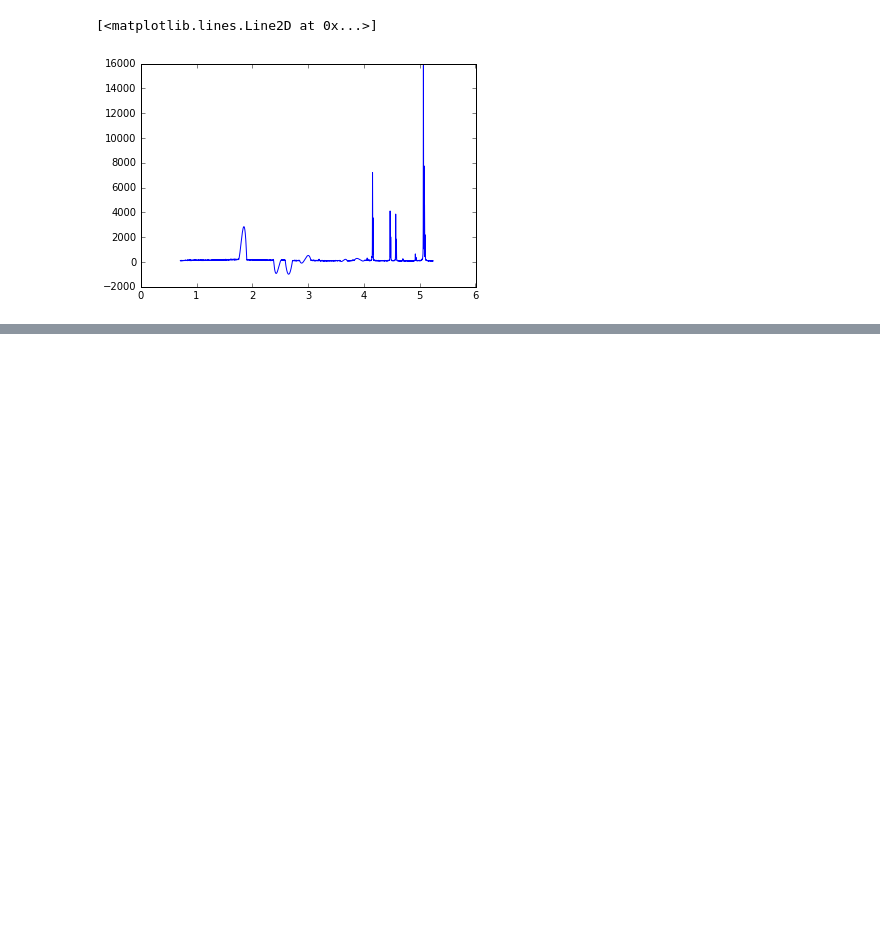
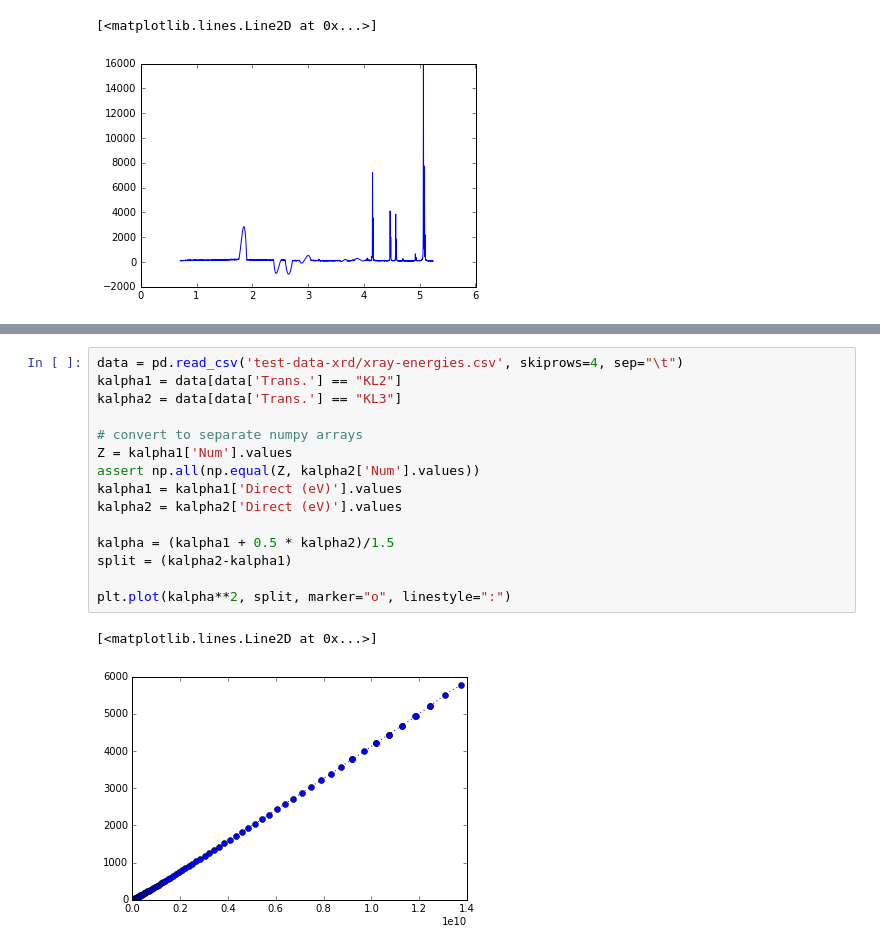
Before and after one commit to canismarko/scimap-tests, a Jupyter notebook: View_XRD_Data.ipynb, the cells around one changed output, grey strips where cells are left out. Cells and saved outputs as stored; diff of their text form; blank space fills up the shorter version.

```diff
--- a/View_XRD_Data.ipynb
+++ b/View_XRD_Data.ipynb
@@ -81,0 +117,18 @@ plt.plot(scan.scattering_lengths, scan.background())
+# %%
+data = pd.read_csv('test-data-xrd/xray-energies.csv', skiprows=4, sep="\t")
+kalpha1 = data[data['Trans.'] == "KL2"]
+kalpha2 = data[data['Trans.'] == "KL3"]
+
+# convert to separate numpy arrays
+Z = kalpha1['Num'].values
+assert np.all(np.equal(Z, kalpha2['Num'].values))
+kalpha1 = kalpha1['Direct (eV)'].values
+kalpha2 = kalpha2['Direct (eV)'].values
+
+kalpha = (kalpha1 + 0.5 * kalpha2)/1.5
+split = (kalpha2-kalpha1)
+
+plt.plot(kalpha**2, split, marker="o", linestyle=":")
+# %% [output]
+[<matplotlib.lines.Line2D at 0x...>]
+[figure, added]
```
Also changed, not shown: parts of 4 cells of this notebook, 4 other files.
